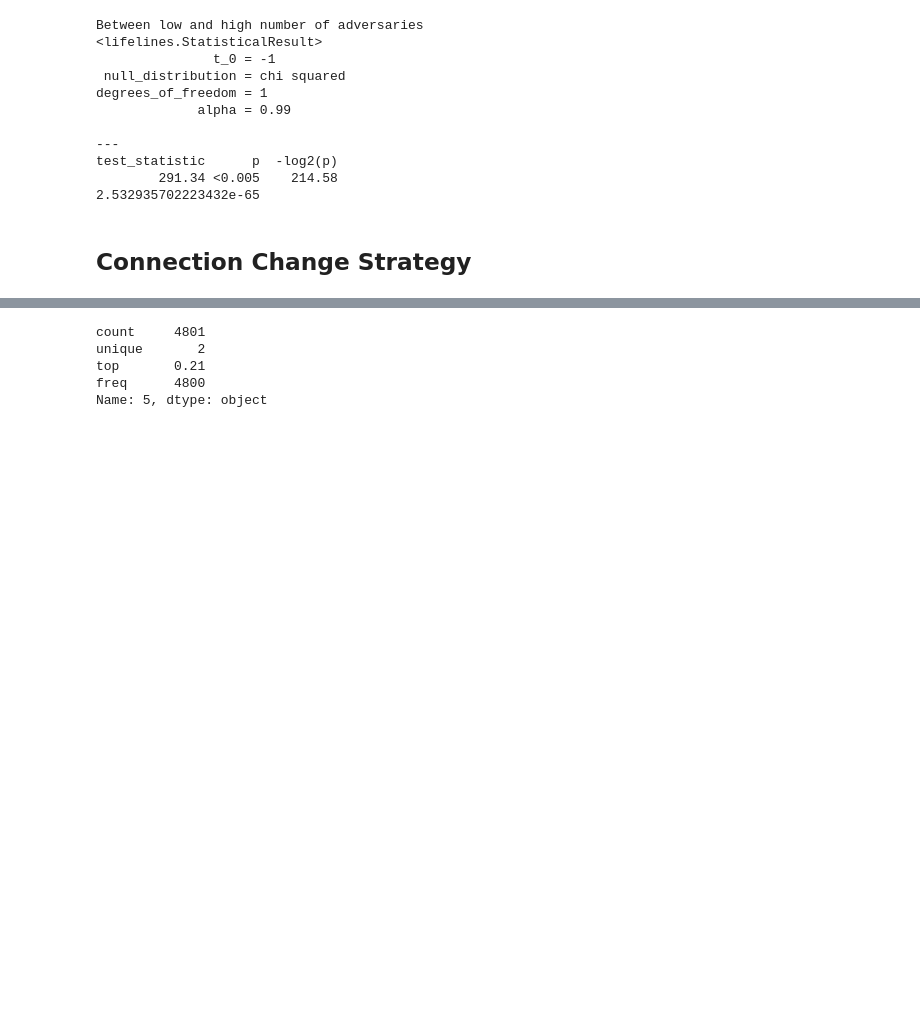
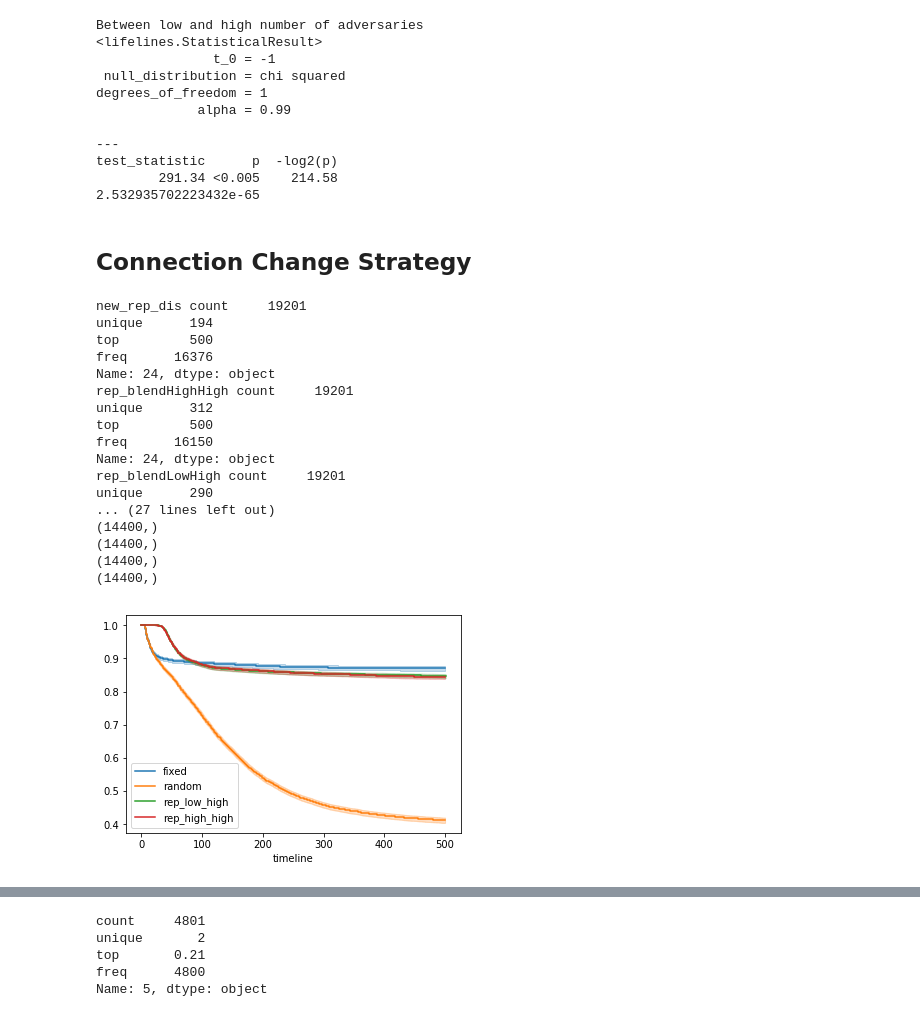
Before and after one commit to nicholson2208/mmss-thesis, a Jupyter notebook: SurvivalAnalysis.ipynb, the cells around one changed output, grey strips where cells are left out. Cells and saved outputs as stored; diff of their text form; code cells hidden in the pictures; blank space fills up the shorter version.

Commit message:
connection strats

```diff
--- a/SurvivalAnalysis.ipynb
+++ b/SurvivalAnalysis.ipynb
@@ -466,19 +466,13 @@ test_statistic      p  -log2(p)
 # %% [markdown]
 ## Connection Change Strategy
 # %%
-# I def don't have all of these, but I don't remember which I had
+fixed_durations = np.array([])
+random_durations = np.array([])
 
-fixed_duration = np.array([])
-random_duration = np.array([])
-rep_low_low = np.array([])
-rep_low_high = np.array([])
-rep_high_low = np.array([])
-rep_high_high = np.array([])
+# the order is rep(tolerance, duration)
+rep_low_high_durations = np.array([])
+rep_high_high_durations = np.array([])
 
-
-
-hi_placement_durations = np.array([])
-low_placement_durations = np.array([])
 
 for exp_name in ["new_rep_dis", "rep_blendHighHigh", "rep_blendLowHigh", "fixed_dis",
                  "fixed_blend", "random_blend", "random_dis"]:  # obvi missing some of the data.
@@ -490,43 +484,79 @@ for exp_name in ["new_rep_dis", "rep_blendHighHigh", "rep_blendLowHigh", "fixed_
         with open("./BehaviorSpace_output/cleaned_" + exp_name + "-spreadsheet.csv", 'wb') as outfile:
             outfile.writelines(data_in[6:])
 
     df = pd.read_csv("./BehaviorSpace_output/cleaned_" + exp_name + "-spreadsheet.csv")
     print(exp_name, df.iloc[24].describe())
 
 
     for ii in range(1, df.shape[1], 2): # the cols with the data in them
         is_fixed = df.iloc[0, ii].strip('"')
-        strat = df.iloc[9, ii].strip('"')  # either random or rep
+        strat = df.iloc[6, ii].strip('"')  # either random or rep
         tolerance = float(df.iloc[5, ii])
-        mem_duration = int(df.iloc[5, ii])
+        mem_duration = int(df.iloc[4, ii])
 
-        print()
+        # ready for a big mess, well you got it
+        if is_fixed.upper() == "TRUE":
+            fixed_durations = np.append(fixed_durations, int(df.iloc[24, ii]))
 
+        elif strat == "random":
+            random_durations = np.append(random_durations, int(df.iloc[24, ii]))
 
-        if placement == "low":
-            low_placement_durations = np.append(low_placement_durations, int(df.iloc[24, ii]))
-        elif placement == "high":
-            hi_placement_durations = np.append(hi_placement_durations, int(df.iloc[24, ii]))
+        elif tolerance == 0.25:
+            if mem_duration == 100:
+                rep_low_high_durations = np.append(rep_low_high_durations, int(df.iloc[24, ii]))
+
+            elif mem_duration == 20: # I don't think I have this rn
+                pass
+
+        elif tolerance == 0.75:
+            if mem_duration == 100:
+                rep_high_high_durations = np.append(rep_high_high_durations, int(df.iloc[24, ii]))
+
+            elif mem_duration == 20: # I don't think I have this rn
+                pass
 
 
 from lifelines import KaplanMeierFitter
 kmf = KaplanMeierFitter()
 
 ax = plt.subplot(111)
 
 
-for place in ["high", "low"]:
-    if place == "high":
-        durations = hi_placement_durations
-    else:
-        durations = low_placement_durations
+for strat in ["fixed", "random", "rep_low_high", "rep_high_high"]:
+    if strat == "fixed":
+        durations = fixed_durations
+    elif strat == "random":
+        durations = random_durations
+    elif strat == "rep_low_high":
+        durations = rep_low_high_durations
+    elif strat == "rep_high_high":
+        durations = rep_high_high_durations
 
     deaths = np.where(durations >= 500, 0, 1)
 
     print(durations.shape)
     print(deaths.shape)
 
     kmf = KaplanMeierFitter()
 
-    kmf.fit(durations, event_observed=deaths, label = place)
+    kmf.fit(durations, event_observed=deaths, label = strat)
     kmf.plot(ax=ax)
+# %% [output]
+new_rep_dis count     19201
+unique      194
+top         500
+freq      16376
+Name: 24, dtype: object
+rep_blendHighHigh count     19201
+unique      312
+top         500
+freq      16150
+Name: 24, dtype: object
+rep_blendLowHigh count     19201
+unique      290
+... (27 lines left out)
+(14400,)
+(14400,)
+(14400,)
+(14400,)
+[figure, added]
```
Also changed, not shown: parts of 4 cells of this notebook.
